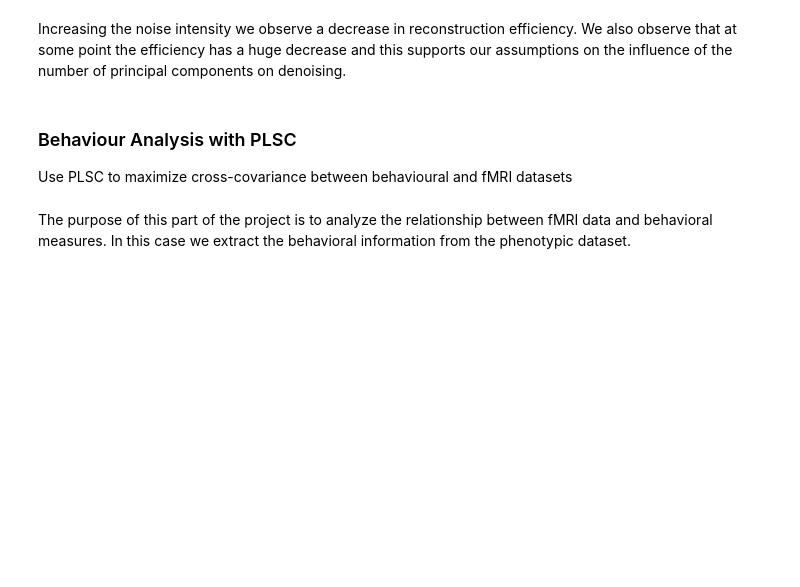
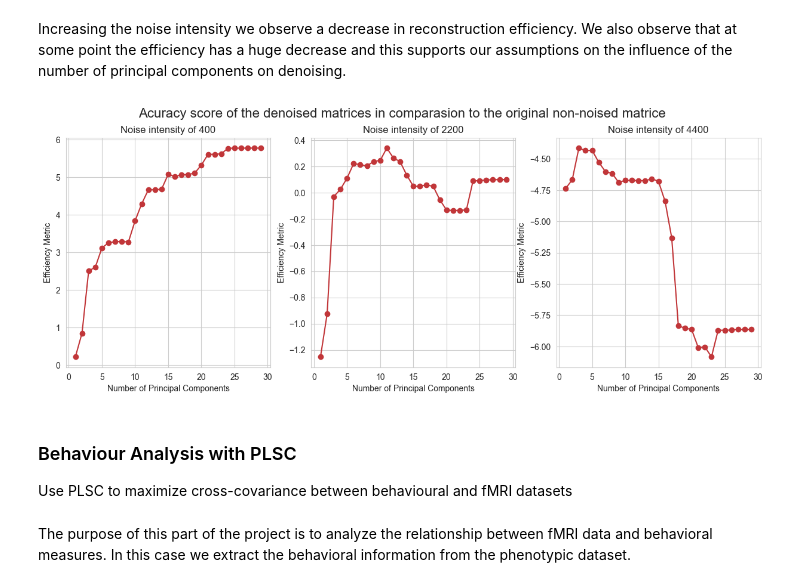
Before and after one commit to ludekcizinsky/fMRI-dimensionality-reduction, a Jupyter notebook: run.ipynb, the cells around one changed output. Saved outputs shown, nothing was run; the diff lists cells and outputs as text; code cells hidden in the pictures; blank space fills up the shorter version.

```diff
--- a/run.ipynb
+++ b/run.ipynb
@@ -562,5 +562,66 @@ plt.show()
 # %% [markdown]
 Increasing the noise intensity we observe a decrease in reconstruction efficiency. We also observe that at some point the efficiency has a huge decrease and this supports our assumptions on the influence of the number of principal components on denoising.
+# %%
+# Define a range of components to test
+n_components = np.arange(1, 30)  # Adjust the range as needed
+
+efficiency_scores_1 = []
+efficiency_scores_2 = []
+efficiency_scores_3 = []
+
+for n in n_components:
+    princ_comp_1 = U1[:,:n]
+    princ_comp_2 = U2[:,:n]
+    princ_comp_3 = U3[:,:n]                #stores the selected principal components (columns) from the U matrix obtained through SVD
+
+    #The idea is that these components represent the directions in the feature space with the most variance.
+    # Project the noisy image data onto the selected principal components by performing matrix multiplication. It is the noisy image in the space defined by these principal components.
+    space_vectors_1 = np.dot(princ_comp_1.T, noisy_arrays_1)
+    denoised_arrays_1 = np.dot(princ_comp_1, space_vectors_1)
+    space_vectors_2 = np.dot(princ_comp_2.T, noisy_arrays_2)
+    denoised_arrays_2 = np.dot(princ_comp_2, space_vectors_2)
+    space_vectors_3 = np.dot(princ_comp_3.T, noisy_arrays_3)
+    denoised_arrays_3 = np.dot(princ_comp_3, space_vectors_3)
+
+    #reshapes the denoised data into the original spatial dimensions, so it can be compared to the original noisy image.
+    denoised_matrix_1 = np.reshape(denoised_arrays_1[:, subj_i], [50,59])
+    denoised_matrix_2 = np.reshape(denoised_arrays_2[:, subj_i], [50,59])
+    denoised_matrix_3 = np.reshape(denoised_arrays_3[:, subj_i], [50,59])
+
+    efficiency_1 = peak_signal_noise_ratio(matrices_2D[subj_i], denoised_matrix_1, data_range=255)
+    efficiency_2 = peak_signal_noise_ratio(matrices_2D[subj_i], denoised_matrix_2, data_range=255)
+    efficiency_3 = peak_signal_noise_ratio(matrices_2D[subj_i], denoised_matrix_3, data_range=255)
+
+    efficiency_scores_1.append(efficiency_1)
+    efficiency_scores_2.append(efficiency_2)
+    efficiency_scores_3.append(efficiency_3)
+
+fig, (ax1, ax2, ax3) = plt.subplots(1, 3, figsize=(15, 5))
+
+ax1.plot(n_components, efficiency_scores_1, marker='o')
+ax1.set_title('Noise intensity of 400')
+ax1.set_xlabel('Number of Principal Components')
+ax1.set_ylabel('Efficiency Metric')
+ax1.grid(True)
+
+ax2.plot(n_components, efficiency_scores_2, marker='o')
+ax2.set_title('Noise intensity of 2200')
+ax2.set_xlabel('Number of Principal Components')
+ax2.set_ylabel('Efficiency Metric')
+ax2.grid(True)
+
+ax3.plot(n_components, efficiency_scores_3, marker='o')  # Corrected variable name
+ax3.set_title('Noise intensity of 4400')
+ax3.set_xlabel('Number of Principal Components')
+ax3.set_ylabel('Efficiency Metric')
+ax3.grid(True)
+
+# Overall title for the panel of figures
+fig.suptitle('Acuracy score of the denoised matrices in comparasion to the original non-noised matrice', fontsize=16)
+
+plt.show()
+# %% [output]
+[figure, added]
 # %% [markdown]
 ### Behaviour Analysis with PLSC
 Use PLSC to maximize cross-covariance between behavioural and fMRI datasets
```
Also changed, not shown: parts of 4 cells of this notebook.
